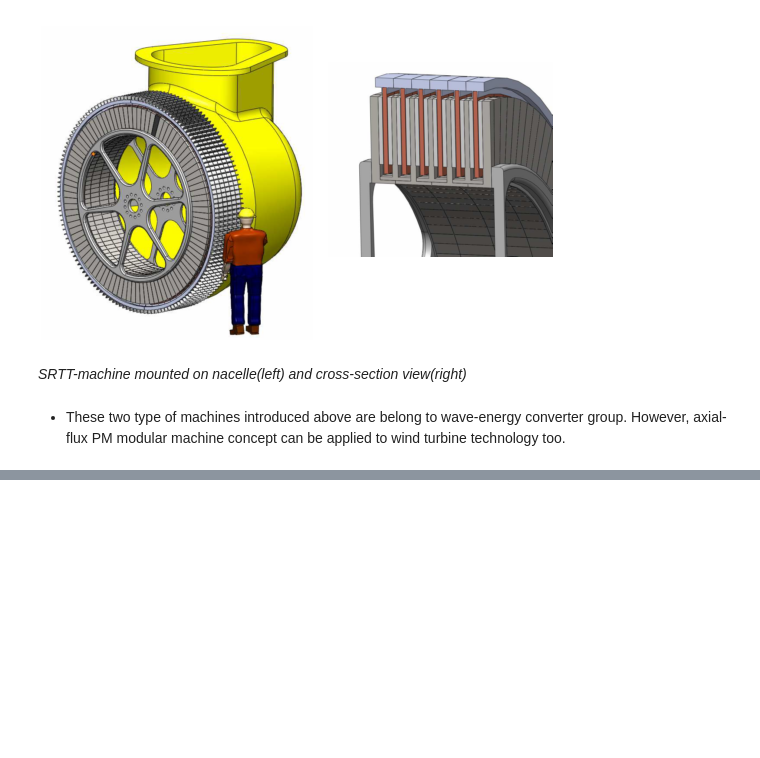
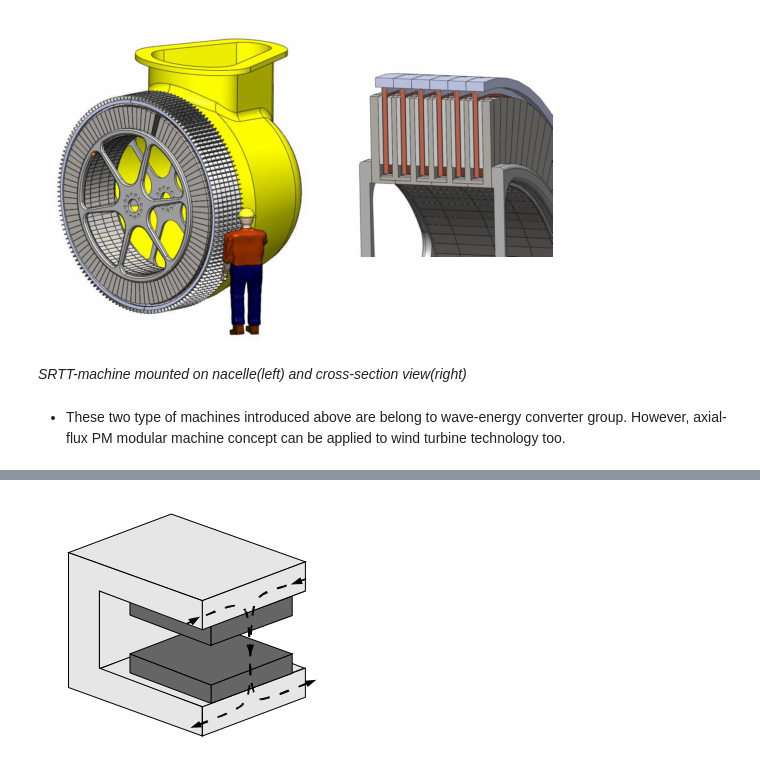
Before and after one commit to aydinbaskaya/MS_Thesis, a Jupyter notebook: Modular Generators/Documents/Direct-drive wind turbines .ipynb, the cells around one changed output, grey strips where cells are left out. Drawn from its saved outputs; the diff is of its cells as text; code cells hidden in the pictures; blank space fills up the shorter version.

```diff
--- a/Modular Generators/Documents/Direct-drive wind turbines .ipynb
+++ b/Modular Generators/Documents/Direct-drive wind turbines .ipynb
@@ -449,0 +456,5 @@ Image(filename='srtt.png')
+# %%
+from IPython.display import Image
+Image(filename='module2module.png')
+# %% [output]
+[figure, added]
```
Also changed, not shown: parts of 10 cells of this notebook.
